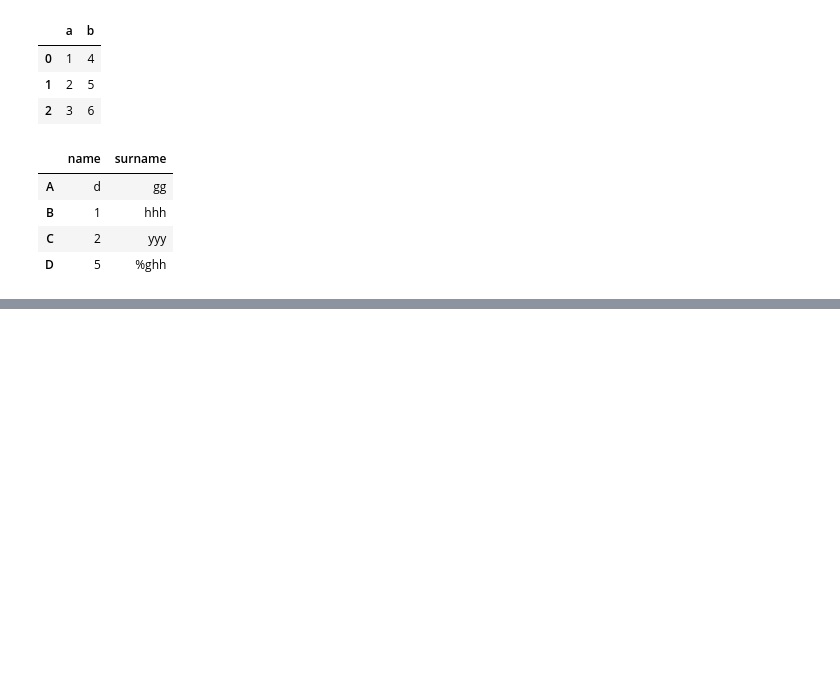
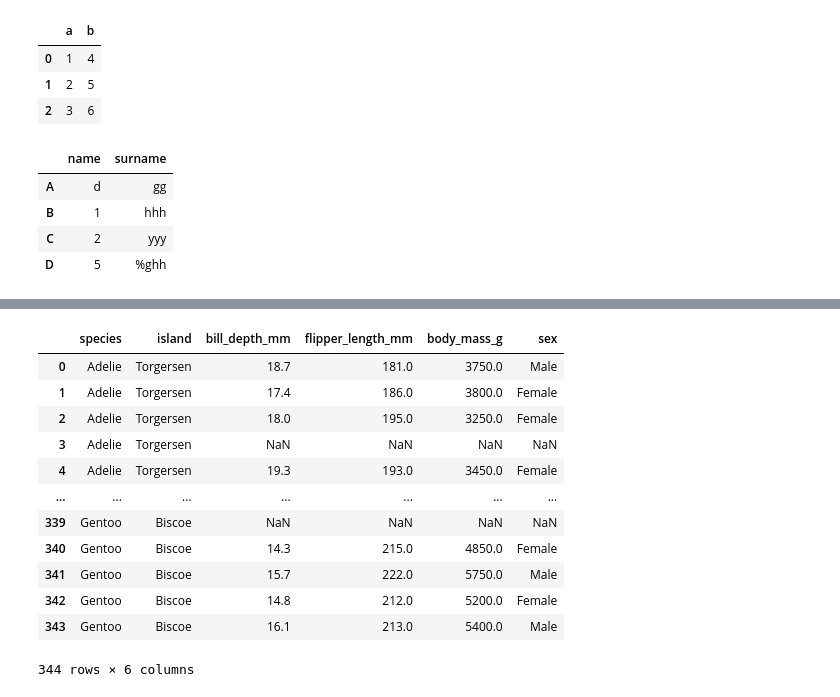
Before and after one commit to easgarli/datascience_bootcamp, a Jupyter notebook: Pandas.ipynb, the cells around one changed output, grey strips where cells are left out. Saved outputs shown, nothing was run; the diff lists cells and outputs as text; code cells hidden in the pictures; blank space fills up the shorter version.

```diff
--- a/Pandas.ipynb
+++ b/Pandas.ipynb
@@ -84,3 +460,19 @@ df['name']=['Elnur','Meded','Zahir','Mahir']
+# %%
+df.drop(columns=['bill_length_mm'])
+# %% [output]
+|  | species | island | bill_depth_mm | flipper_length_mm | body_mass_g | sex |
+| 0 | Adelie | Torgersen | 18.7 | 181.0 | 3750.0 | Male |
+| 1 | Adelie | Torgersen | 17.4 | 186.0 | 3800.0 | Female |
+| 2 | Adelie | Torgersen | 18.0 | 195.0 | 3250.0 | Female |
+| 3 | Adelie | Torgersen | NaN | NaN | NaN | NaN |
+| 4 | Adelie | Torgersen | 19.3 | 193.0 | 3450.0 | Female |
+| ... | ... | ... | ... | ... | ... | ... |
+| 339 | Gentoo | Biscoe | NaN | NaN | NaN | NaN |
+| 340 | Gentoo | Biscoe | 14.3 | 215.0 | 4850.0 | Female |
+| 341 | Gentoo | Biscoe | 15.7 | 222.0 | 5750.0 | Male |
+| 342 | Gentoo | Biscoe | 14.8 | 212.0 | 5200.0 | Female |
+| 343 | Gentoo | Biscoe | 16.1 | 213.0 | 5400.0 | Male |
+344 rows × 6 columns
 # %%
 df
 # %% [output]
```
Also changed, not shown: parts of 71 cells of this notebook, 1 other file.
